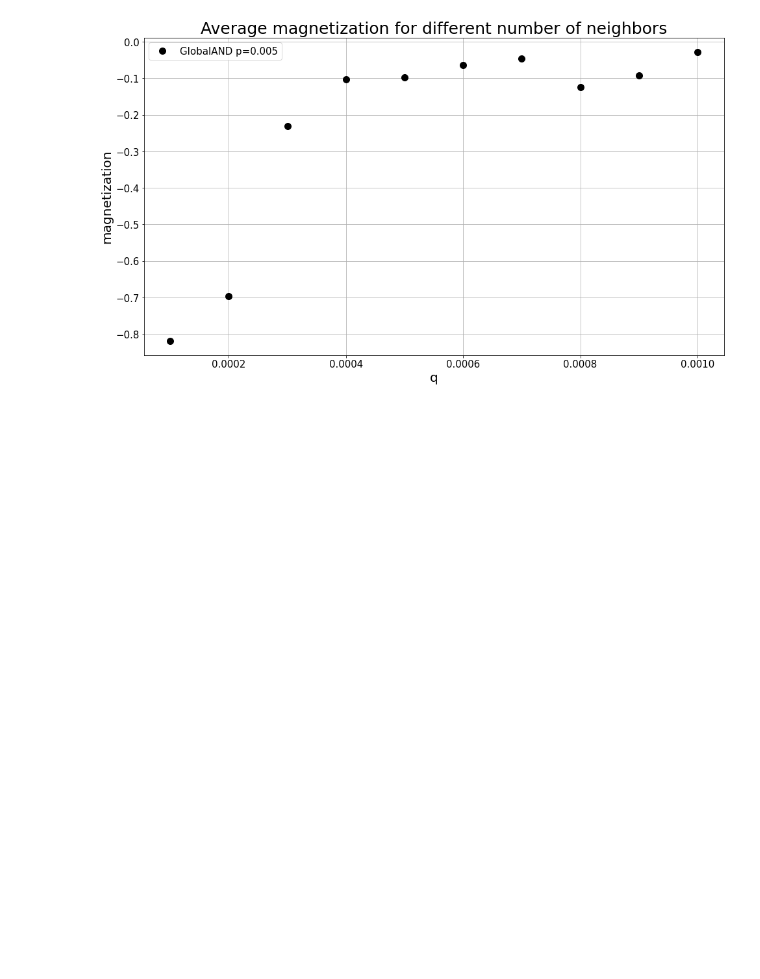
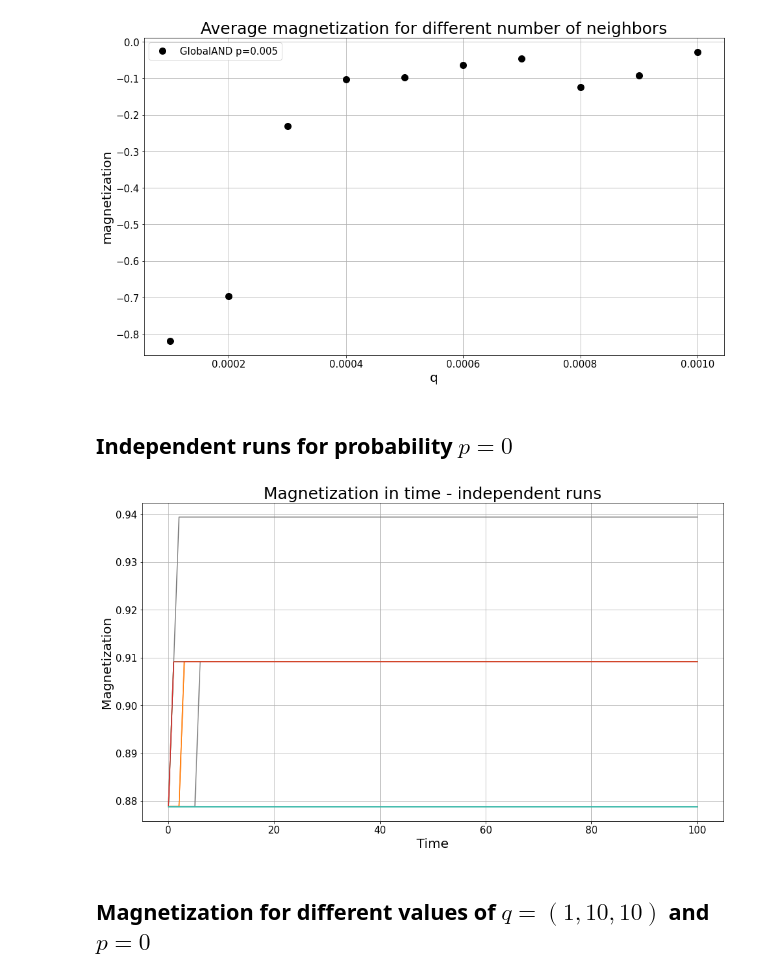
Before and after one commit to dpalatynski/Master-Thesis, a Jupyter notebook: Models_2.ipynb, the cells around one changed output. Cells and saved outputs as stored; diff of their text form; code cells hidden in the pictures; blank space fills up the shorter version.

Commit message:
models v2
Simulation for p=0 and majority model added

```diff
--- a/Models_2.ipynb
+++ b/Models_2.ipynb
@@ -224,3 +224,25 @@ plt.legend(prop={'size': 15})
 # %% [output]
 <matplotlib.legend.Legend at 0x...>
 [figure]
+# %% [markdown]
+## Independent runs for probability $p=0$
+# %%
+graphs = [G, K, None, L]
+p = 0
+q = 2
+iterations = 100
+# %%
+plt.figure(figsize=(16, 9))
+for _ in trange(40):
+    x = q_voter_simulation_v2(graphs, p, q, iterations)
+    plt.plot(x)
+plt.xticks(fontsize=15)
+plt.yticks(fontsize=15)
+plt.xlabel('Time', fontsize=20)
+plt.ylabel('Magnetization', fontsize=20)
+plt.title('Magnetization in time - independent runs', fontsize=25)
+plt.grid()
+# %% [output]
+[figure, added]
+# %% [markdown]
+## Magnetization for different values of $q = (1, 10, 10)$ and $p=0$
```
Also changed, not shown: parts of 3 cells of this notebook, 4 other files.
